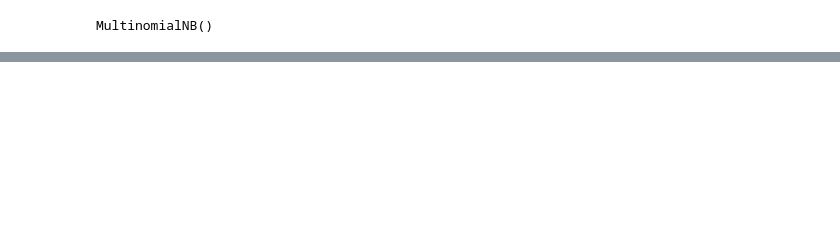
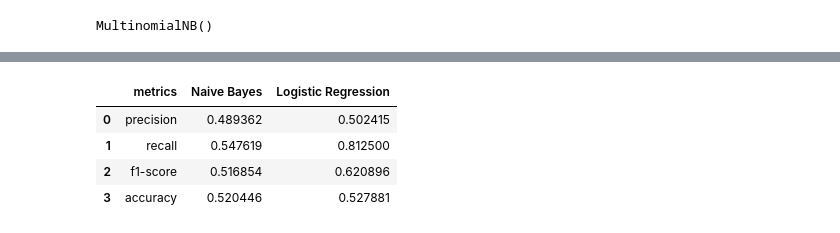
Before and after one commit to refo44/dhds_tp3_grupo6, a Jupyter notebook: movies.ipynb, the cells around one changed output, grey strips where cells are left out. Cells and saved outputs as stored; diff of their text form; code cells hidden in the pictures; blank space fills up the shorter version.

```diff
--- a/movies.ipynb
+++ b/movies.ipynb
@@ -322,0 +315,19 @@ display(df_classification_report_nb)
+# %%
+from sklearn.metrics import  accuracy_score
+
+accuracy_model = accuracy_score(y_test, y_pred)
+
+accuracy_nb = accuracy_score(y_test_nb, y_pred_naive_bayes)
+
+
+
+df_report_final = pd.merge(df_classification_report_nb, df_classification_report_lr, left_index=True, right_index=True)
+df_report_final = df_report_final.append(pd.Series({'Naive Bayes':accuracy_nb , 'Logistic Regression':accuracy_model},name='accuracy'))
+df_report_final.reset_index(inplace=True)
+display(df_report_final)
+# %% [output]
+|  | metrics | Naive Bayes | Logistic Regression |
+| 0 | precision | 0.489362 | 0.502415 |
+| 1 | recall | 0.547619 | 0.812500 |
+| 2 | f1-score | 0.516854 | 0.620896 |
+| 3 | accuracy | 0.520446 | 0.527881 |
```
Also changed, not shown: parts of 10 cells of this notebook.
